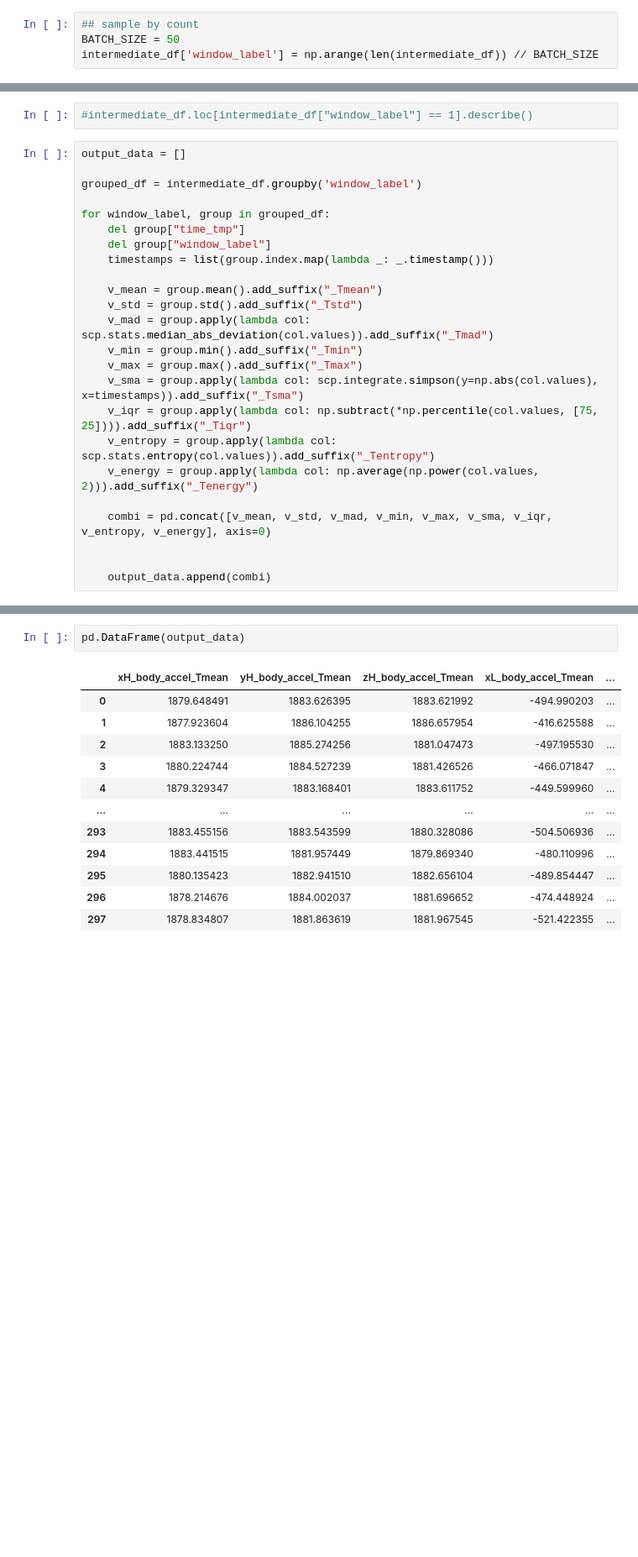
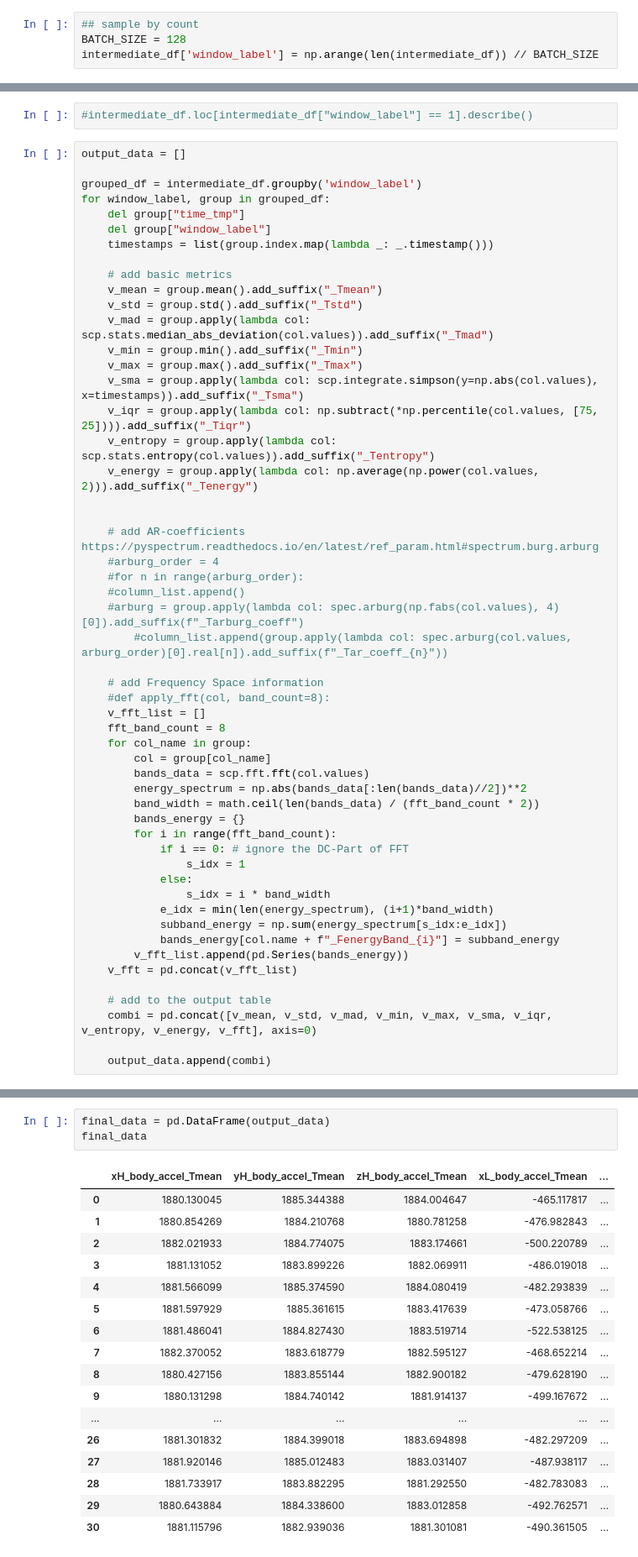
Before and after one commit to movement-recognition/pouch-dataprepper, a Jupyter notebook: src/columnparser.ipynb, the cells around one changed output, grey strips where cells are left out. Shown at 84% size. Saved outputs shown, nothing was run; the diff lists cells and outputs as text; blank space fills up the shorter version.

```diff
--- a/src/columnparser.ipynb
+++ b/src/columnparser.ipynb
@@ -68,7 +71,7 @@ intermediate_df["time_tmp"] = intermediate_df.index
 intermediate_df['window_label'] = intermediate_df["time_tmp"].apply(lambda ts: ts.floor(TIME_DURATION))
 # %%
 ## sample by count
-BATCH_SIZE = 50
+BATCH_SIZE = 128
 intermediate_df['window_label'] = np.arange(len(intermediate_df)) // BATCH_SIZE
 # %% [markdown]
 ### process the groups one after another
@@ -78,12 +81,12 @@ intermediate_df['window_label'] = np.arange(len(intermediate_df)) // BATCH_SIZE
 output_data = []
 
 grouped_df = intermediate_df.groupby('window_label')
-
 for window_label, group in grouped_df:
     del group["time_tmp"]
     del group["window_label"]
     timestamps = list(group.index.map(lambda _: _.timestamp()))
 
+    # add basic metrics
     v_mean = group.mean().add_suffix("_Tmean")
     v_std = group.std().add_suffix("_Tstd")
     v_mad = group.apply(lambda col: scp.stats.median_abs_deviation(col.values)).add_suffix("_Tmad")
@@ -94,7 +97,36 @@ for window_label, group in grouped_df:
     v_entropy = group.apply(lambda col: scp.stats.entropy(col.values)).add_suffix("_Tentropy")
     v_energy = group.apply(lambda col: np.average(np.power(col.values, 2))).add_suffix("_Tenergy")
 
-    combi = pd.concat([v_mean, v_std, v_mad, v_min, v_max, v_sma, v_iqr, v_entropy, v_energy], axis=0)
 
+    # add AR-coefficients https://pyspectrum.readthedocs.io/en/latest/ref_param.html#spectrum.burg.arburg
+    #arburg_order = 4
+    #for n in range(arburg_order):
+    #column_list.append()
+    #arburg = group.apply(lambda col: spec.arburg(np.fabs(col.values), 4)[0]).add_suffix(f"_Tarburg_coeff")
+        #column_list.append(group.apply(lambda col: spec.arburg(col.values, arburg_order)[0].real[n]).add_suffix(f"_Tar_coeff_{n}"))
+
+    # add Frequency Space information
+    #def apply_fft(col, band_count=8):
+    v_fft_list = []
+    fft_band_count = 8
+    for col_name in group:
+        col = group[col_name]
+        bands_data = scp.fft.fft(col.values)
+        energy_spectrum = np.abs(bands_data[:len(bands_data)//2])**2
+        band_width = math.ceil(len(bands_data) / (fft_band_count * 2))
+        bands_energy = {}
+        for i in range(fft_band_count):
+            if i == 0: # ignore the DC-Part of FFT
+                s_idx = 1
+            else:
+                s_idx = i * band_width
+            e_idx = min(len(energy_spectrum), (i+1)*band_width)
+            subband_energy = np.sum(energy_spectrum[s_idx:e_idx])
+            bands_energy[col.name + f"_FenergyBand_{i}"] = subband_energy
+        v_fft_list.append(pd.Series(bands_energy))
+    v_fft = pd.concat(v_fft_list)
+
+    # add to the output table
+    combi = pd.concat([v_mean, v_std, v_mad, v_min, v_max, v_sma, v_iqr, v_entropy, v_energy, v_fft], axis=0)
 
     output_data.append(combi)
@@ -101,15 +157,21 @@ for window_label, group in grouped_df:
 # %%
-pd.DataFrame(output_data)
+final_data = pd.DataFrame(output_data)
+final_data
 # %% [output]
 |  | xH_body_accel_Tmean | yH_body_accel_Tmean | zH_body_accel_Tmean | xL_body_accel_Tmean | ... |
-| 0 | 1879.648491 | 1883.626395 | 1883.621992 | -494.990203 | ... |
-| 1 | 1877.923604 | 1886.104255 | 1886.657954 | -416.625588 | ... |
-| 2 | 1883.133250 | 1885.274256 | 1881.047473 | -497.195530 | ... |
-| 3 | 1880.224744 | 1884.527239 | 1881.426526 | -466.071847 | ... |
-| 4 | 1879.329347 | 1883.168401 | 1883.611752 | -449.599960 | ... |
+| 0 | 1880.130045 | 1885.344388 | 1884.004647 | -465.117817 | ... |
+| 1 | 1880.854269 | 1884.210768 | 1880.781258 | -476.982843 | ... |
+| 2 | 1882.021933 | 1884.774075 | 1883.174661 | -500.220789 | ... |
+| 3 | 1881.131052 | 1883.899226 | 1882.069911 | -486.019018 | ... |
+| 4 | 1881.566099 | 1885.374590 | 1884.080419 | -482.293839 | ... |
+| 5 | 1881.597929 | 1885.361615 | 1883.417639 | -473.058766 | ... |
+| 6 | 1881.486041 | 1884.827430 | 1883.519714 | -522.538125 | ... |
+| 7 | 1882.370052 | 1883.618779 | 1882.595127 | -468.652214 | ... |
+| 8 | 1880.427156 | 1883.855144 | 1882.900182 | -479.628190 | ... |
+| 9 | 1880.131298 | 1884.740142 | 1881.914137 | -499.167672 | ... |
 | ... | ... | ... | ... | ... | ... |
-| 293 | 1883.455156 | 1883.543599 | 1880.328086 | -504.506936 | ... |
-| 294 | 1883.441515 | 1881.957449 | 1879.869340 | -480.110996 | ... |
-| 295 | 1880.135423 | 1882.941510 | 1882.656104 | -489.854447 | ... |
-| 296 | 1878.214676 | 1884.002037 | 1881.696652 | -474.448924 | ... |
-| 297 | 1878.834807 | 1881.863619 | 1881.967545 | -521.422355 | ... |
+| 26 | 1881.301832 | 1884.399018 | 1883.694898 | -482.297209 | ... |
+| 27 | 1881.920146 | 1885.012483 | 1883.031407 | -487.938117 | ... |
+| 28 | 1881.733917 | 1883.882295 | 1881.292550 | -482.783083 | ... |
+| 29 | 1880.643884 | 1884.338600 | 1883.012858 | -492.762571 | ... |
+| 30 | 1881.115796 | 1882.939036 | 1881.301081 | -490.361505 | ... |
```
Also changed, not shown: parts of 10 cells of this notebook, 1 other file.
